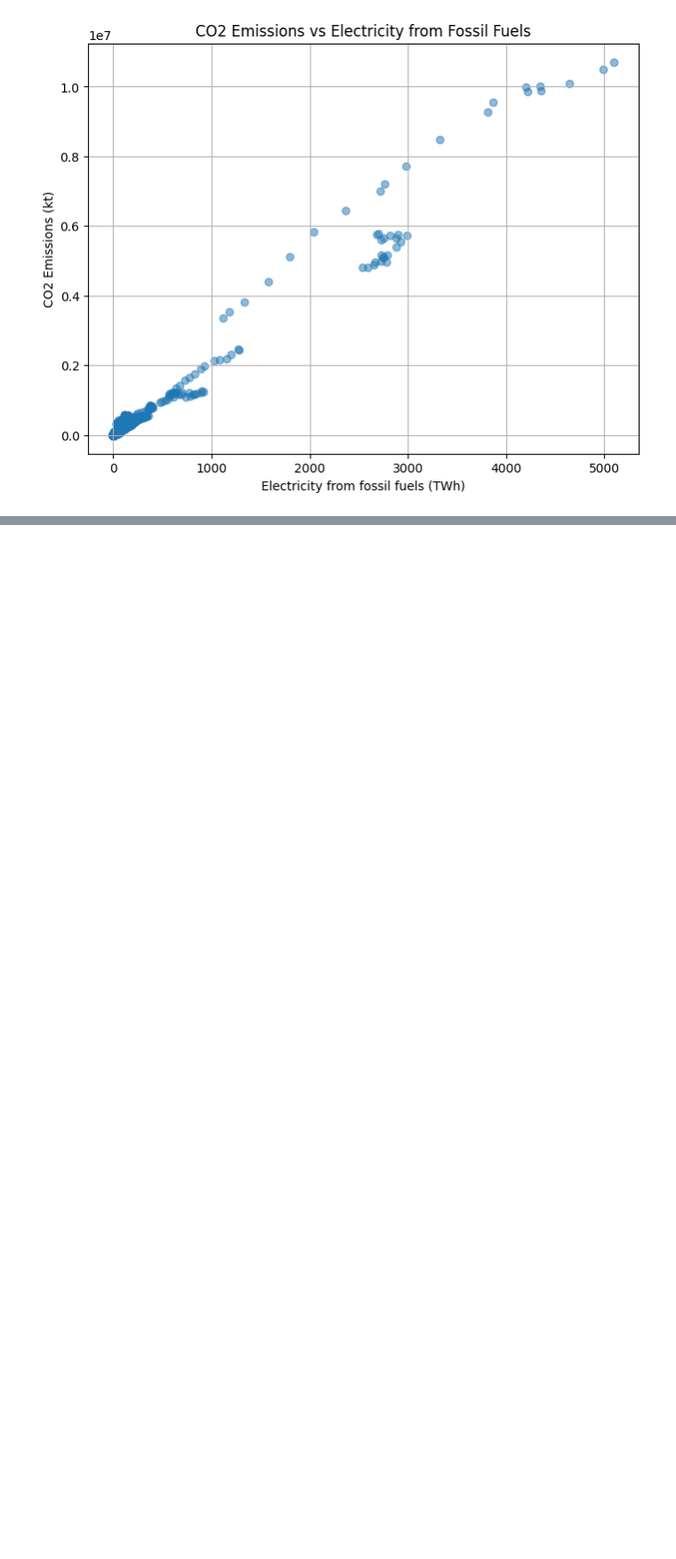
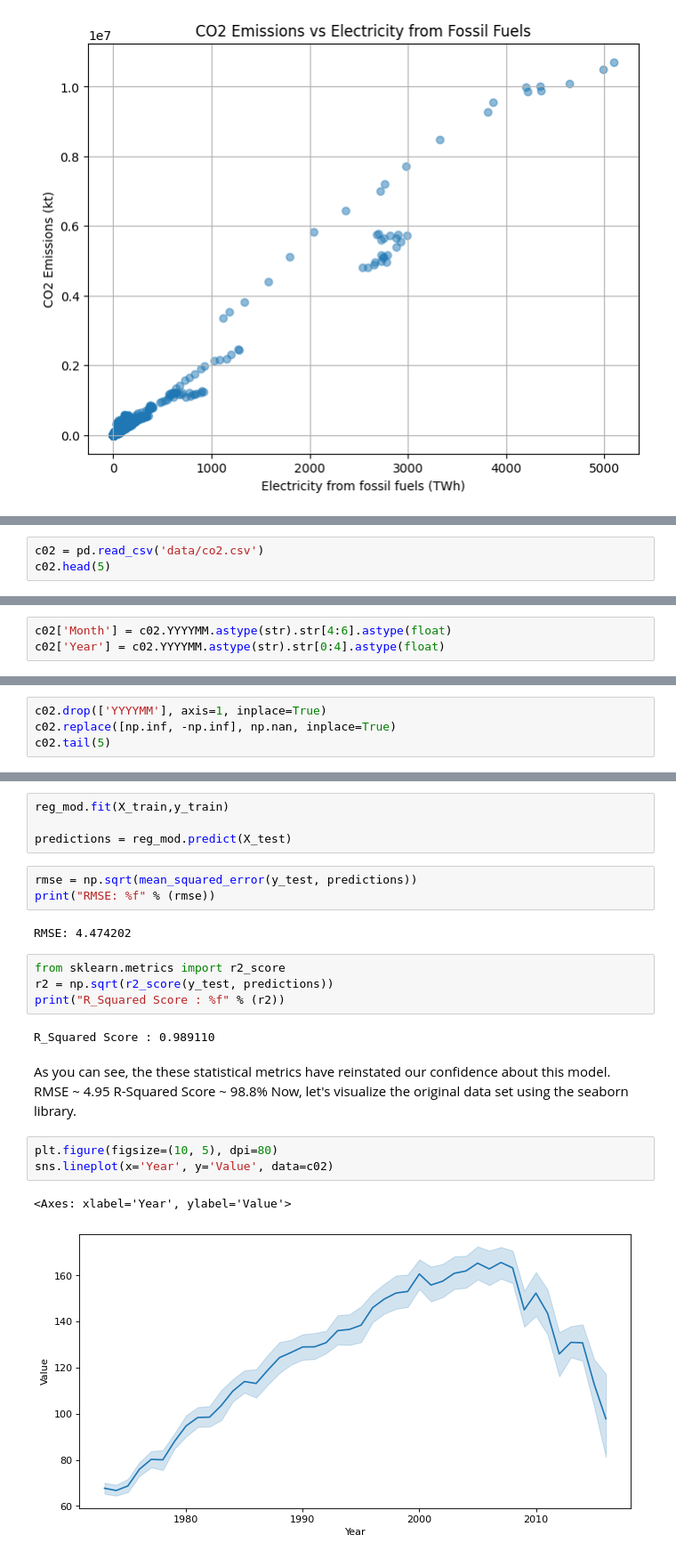
Before and after one commit to IT4063C-Fall23/final-project-Abuerrdg, a Jupyter notebook: source.ipynb, the cells around one changed output, grey strips where cells are left out. Shown: that part at 89% size. Cells and saved outputs as stored; diff of their text form; blank space fills up the shorter version.

Commit message:
added new data and did regression model learning

```diff
--- a/source.ipynb
+++ b/source.ipynb
@@ -343,0 +299,3 @@ X_train, X_test, y_train, y_test = train_test_split(X, y, test_size=0.3, random_
+# %%
+c02 = pd.read_csv('data/co2.csv')
+c02.head(5)
@@ -343,0 +321,3 @@ X_train, X_test, y_train, y_test = train_test_split(X, y, test_size=0.3, random_
+# %%
+c02['Month'] = c02.YYYYMM.astype(str).str[4:6].astype(float)
+c02['Year'] = c02.YYYYMM.astype(str).str[0:4].astype(float)
@@ -343,0 +328,4 @@ X_train, X_test, y_train, y_test = train_test_split(X, y, test_size=0.3, random_
+# %%
+c02.drop(['YYYYMM'], axis=1, inplace=True)
+c02.replace([np.inf, -np.inf], np.nan, inplace=True)
+c02.tail(5)
@@ -343,0 +431,23 @@ X_train, X_test, y_train, y_test = train_test_split(X, y, test_size=0.3, random_
+# %%
+reg_mod.fit(X_train,y_train)
+
+predictions = reg_mod.predict(X_test)
+# %%
+rmse = np.sqrt(mean_squared_error(y_test, predictions))
+print("RMSE: %f" % (rmse))
+# %% [output]
+RMSE: 4.474202
+# %%
+from sklearn.metrics import r2_score
+r2 = np.sqrt(r2_score(y_test, predictions))
+print("R_Squared Score : %f" % (r2))
+# %% [output]
+R_Squared Score : 0.989110
+# %% [markdown]
+As you can see, the these statistical metrics have reinstated our confidence about this model. RMSE ~ 4.95 R-Squared Score ~ 98.8% Now, let's visualize the original data set using the seaborn library.
+# %%
+plt.figure(figsize=(10, 5), dpi=80)
+sns.lineplot(x='Year', y='Value', data=c02)
+# %% [output]
+<Axes: xlabel='Year', ylabel='Value'>
+[figure, added]
```
Also changed, not shown: parts of 60 cells of this notebook, 1 other file.
